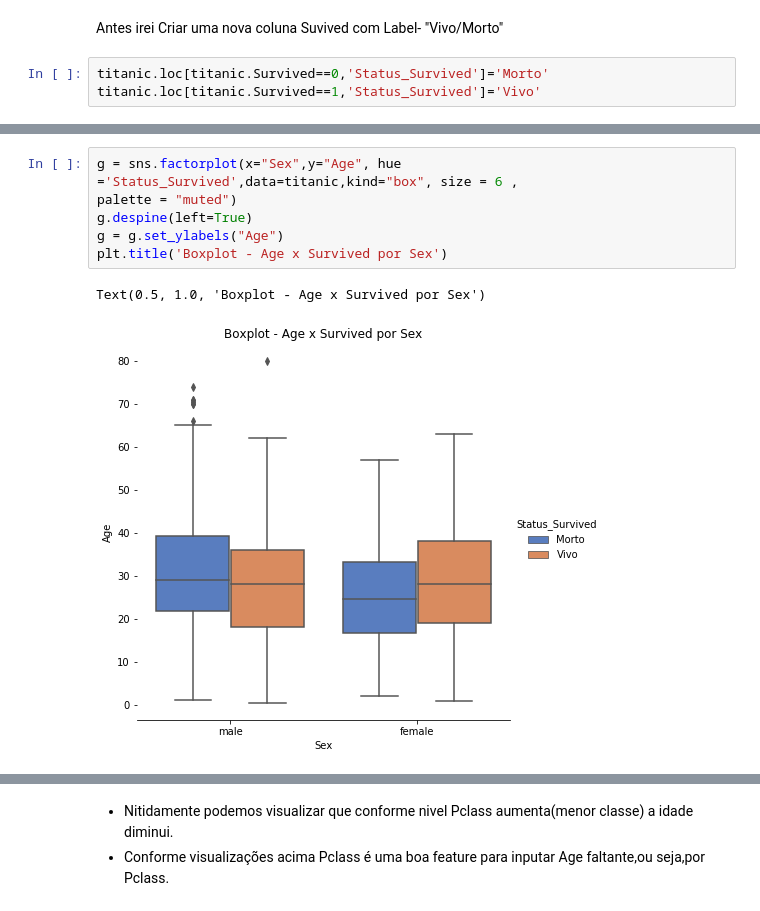
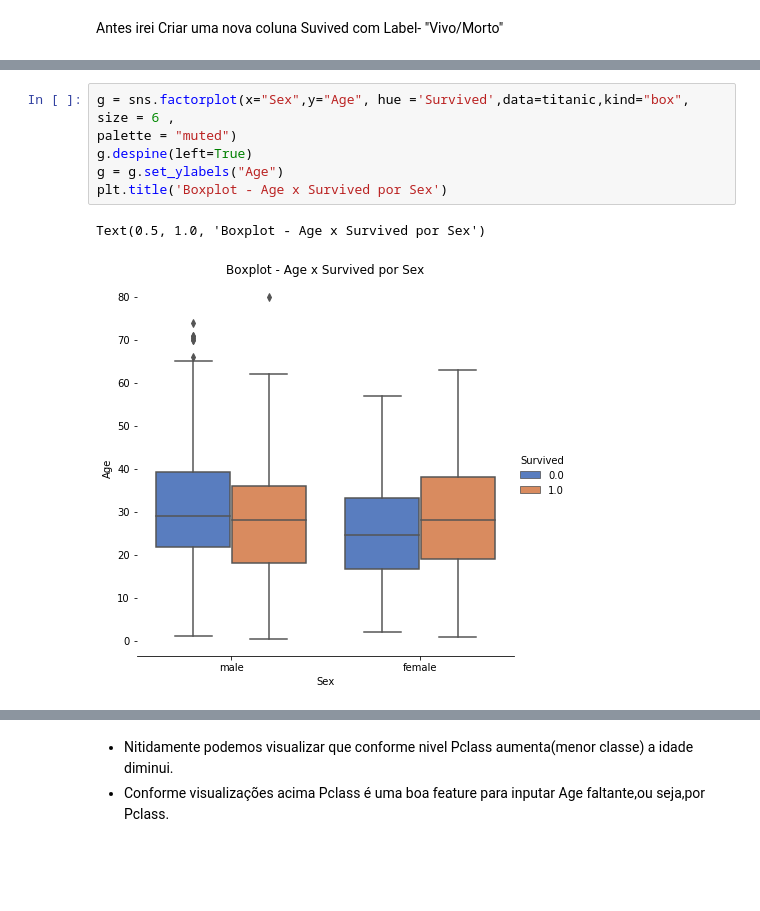
Before and after one commit to Pantoja87/Titanic-Disaster, a Jupyter notebook: TITANIC.ipynb, the cells around one changed output, grey strips where cells are left out. Drawn from its saved outputs; the diff is of its cells as text; blank space fills up the shorter version.

```diff
--- a/TITANIC.ipynb
+++ b/TITANIC.ipynb
@@ -156,6 +156,3 @@ Text(0.5, 1.0, 'Distribution of the field Fare')
 Analise exploratoria de Age para encontrar a melhor maneira de inputar os dados
 # %% [markdown]
 Antes irei Criar uma nova coluna Suvived com Label- "Vivo/Morto"
-# %%
-titanic.loc[titanic.Survived==0,'Status_Survived']='Morto'
-titanic.loc[titanic.Survived==1,'Status_Survived']='Vivo'
@@ -180,10 +168,10 @@ Text(0.5, 1.0, 'Boxplot - Age x Survived')
 # %%
-g = sns.factorplot(x="Sex",y="Age", hue ='Status_Survived',data=titanic,kind="box", size = 6 ,
+g = sns.factorplot(x="Sex",y="Age", hue ='Survived',data=titanic,kind="box", size = 6 ,
 palette = "muted")
 g.despine(left=True)
 g = g.set_ylabels("Age")
 plt.title('Boxplot - Age x Survived por Sex')
 # %% [output]
 Text(0.5, 1.0, 'Boxplot - Age x Survived por Sex')
-[figure, old version]
+[figure, new version]
 # %%
```
Also changed, not shown: parts of 102 cells of this notebook.
